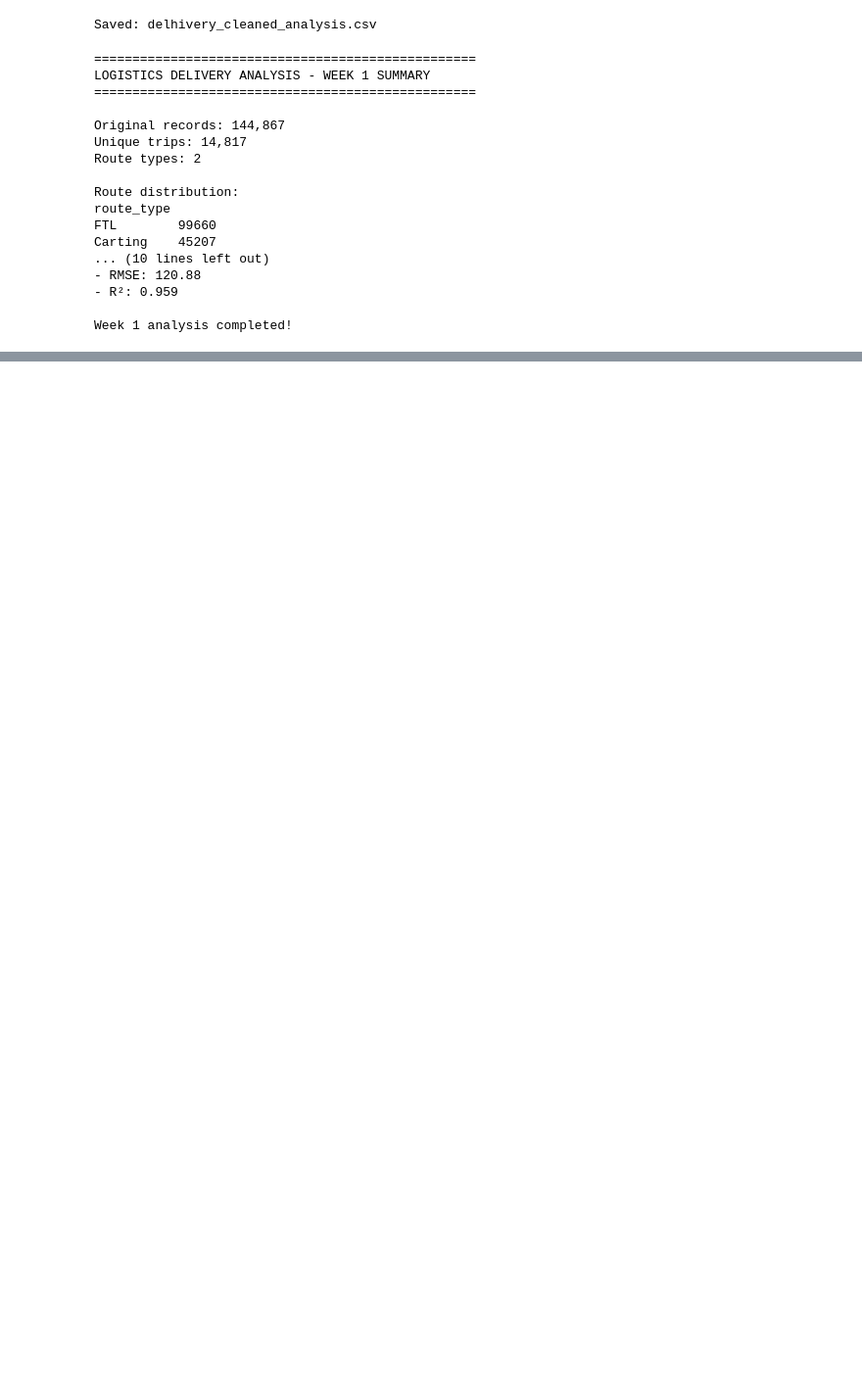
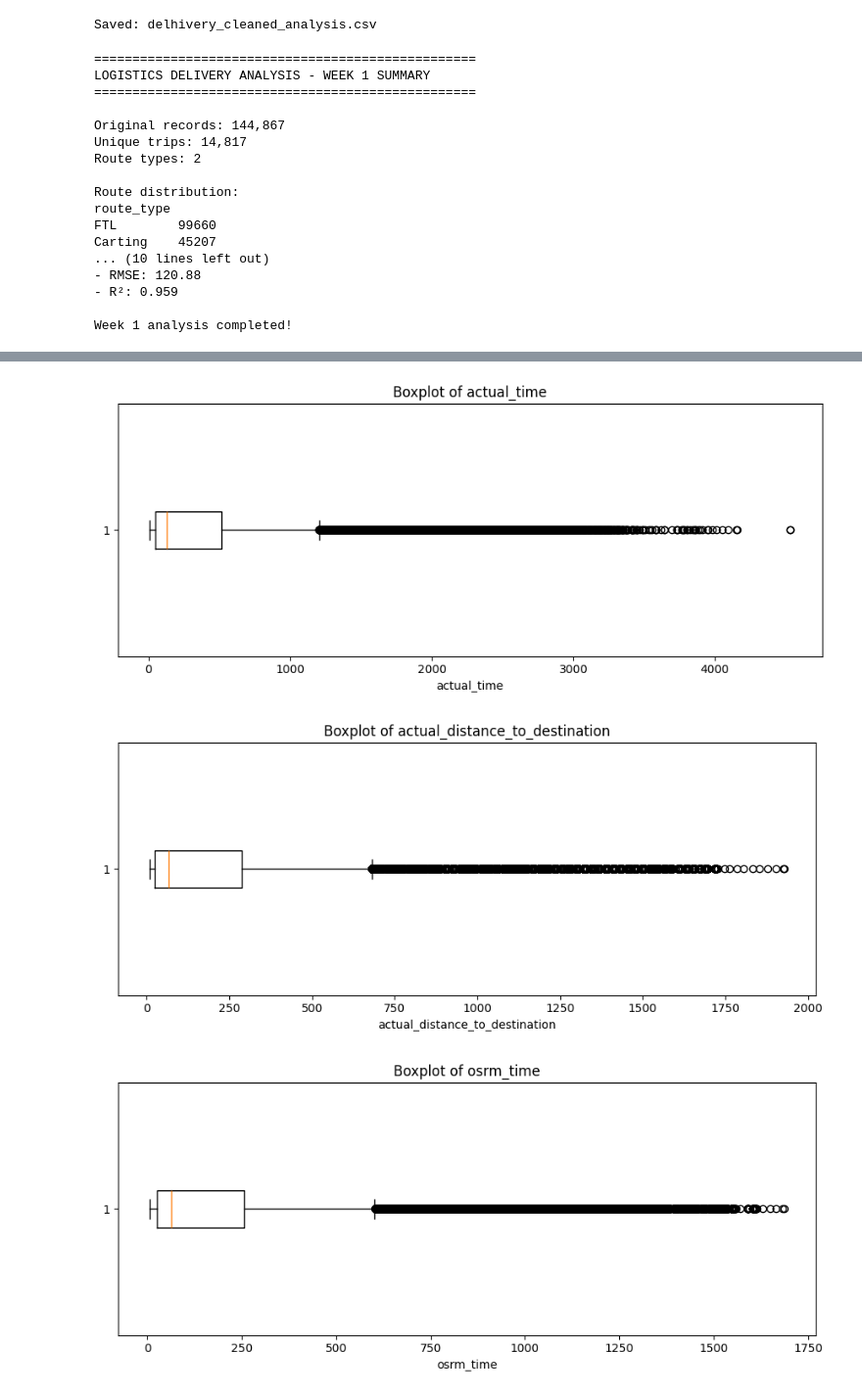
Before and after one commit to madupusanjana/logistics-data-analysis-internship, a Jupyter notebook: week_1_logistics_analysis.ipynb, the cells around one changed output, grey strips where cells are left out. Shown at 98% size. Cells and saved outputs as stored; diff of their text form; code cells hidden in the pictures; blank space fills up the shorter version.

```diff
--- a/week_1_logistics_analysis.ipynb
+++ b/week_1_logistics_analysis.ipynb
@@ -1179,0 +1379,4 @@ Week 1 analysis completed!
+# %%
+duplicate_count = df.duplicated().sum()
+
+print("Duplicate rows:", duplicate_count)
@@ -1179,0 +1385,6 @@ Week 1 analysis completed!
+# %%
+if duplicate_count > 0:
+    df = df.drop_duplicates().copy()
+
+print("Dataset shape after duplicate handling:")
+print(df.shape)
@@ -1179,0 +1436,7 @@ Week 1 analysis completed!
+# %%
+numerical_columns = df.select_dtypes(
+    include=np.number
+).columns.tolist()
+
+print("Numerical columns:")
+print(numerical_columns)
@@ -1179,0 +1561,29 @@ Week 1 analysis completed!
+# %%
+important_columns = [
+    "actual_time",
+    "actual_distance_to_destination",
+    "osrm_time",
+    "osrm_distance"
+]
+
+for col in important_columns:
+
+    plt.figure(figsize=(9, 4))
+
+    plt.boxplot(
+        df[col].dropna(),
+        vert=False
+    )
+
+    plt.title(
+        f"Boxplot of {col}"
+    )
+
+    plt.xlabel(col)
+
+    plt.tight_layout()
+    plt.show()
+# %% [output]
+[figure, added]
+[figure, added]
+[figure, added]
```
Also changed, not shown: parts of 29 cells of this notebook.
